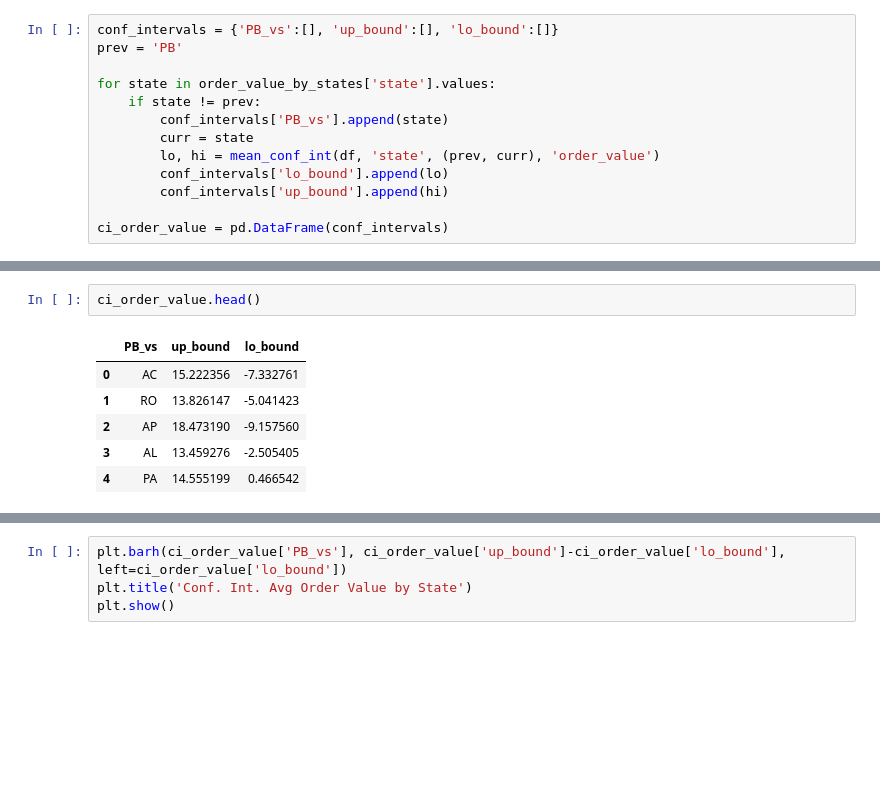
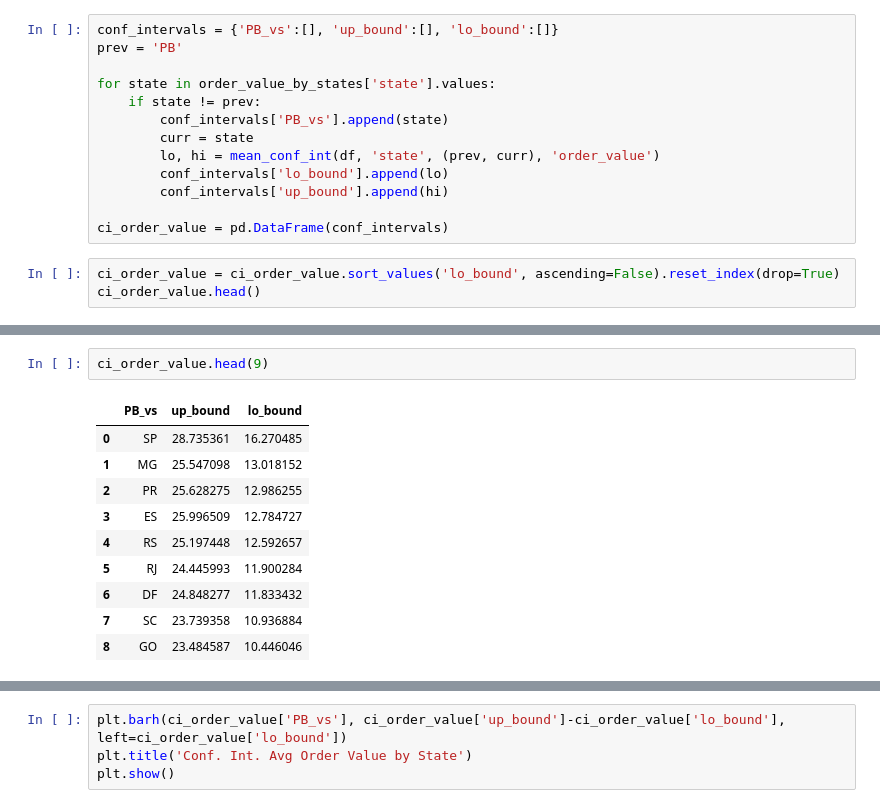
Before and after one commit to S3tuit/jup_lab, a Jupyter notebook: olist_analysis.ipynb, the cells around one changed output, grey strips where cells are left out. Cells and saved outputs as stored; diff of their text form; blank space fills up the shorter version.

```diff
--- a/olist_analysis.ipynb
+++ b/olist_analysis.ipynb
@@ -185,3 +205,6 @@ for state in order_value_by_states['state'].values:
         conf_intervals['up_bound'].append(hi)
 
 ci_order_value = pd.DataFrame(conf_intervals)
+# %%
+ci_order_value = ci_order_value.sort_values('lo_bound', ascending=False).reset_index(drop=True)
+ci_order_value.head()
@@ -188,9 +218,13 @@ ci_order_value = pd.DataFrame(conf_intervals)
 # %%
-ci_order_value.head()
+ci_order_value.head(9)
 # %% [output]
 |  | PB_vs | up_bound | lo_bound |
-| 0 | AC | 15.222356 | -7.332761 |
-| 1 | RO | 13.826147 | -5.041423 |
-| 2 | AP | 18.473190 | -9.157560 |
-| 3 | AL | 13.459276 | -2.505405 |
-| 4 | PA | 14.555199 | 0.466542 |
+| 0 | SP | 28.735361 | 16.270485 |
+| 1 | MG | 25.547098 | 13.018152 |
+| 2 | PR | 25.628275 | 12.986255 |
+| 3 | ES | 25.996509 | 12.784727 |
+| 4 | RS | 25.197448 | 12.592657 |
+| 5 | RJ | 24.445993 | 11.900284 |
+| 6 | DF | 24.848277 | 11.833432 |
+| 7 | SC | 23.739358 | 10.936884 |
+| 8 | GO | 23.484587 | 10.446046 |
```
Also changed, not shown: parts of 12 cells of this notebook.
